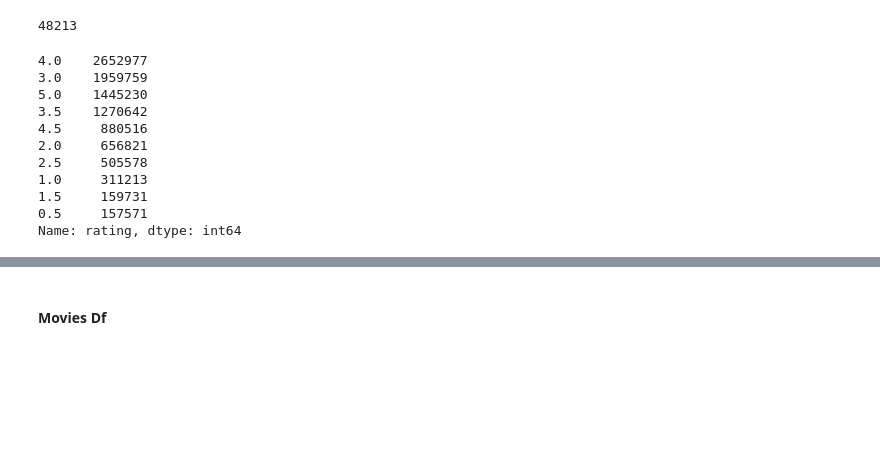
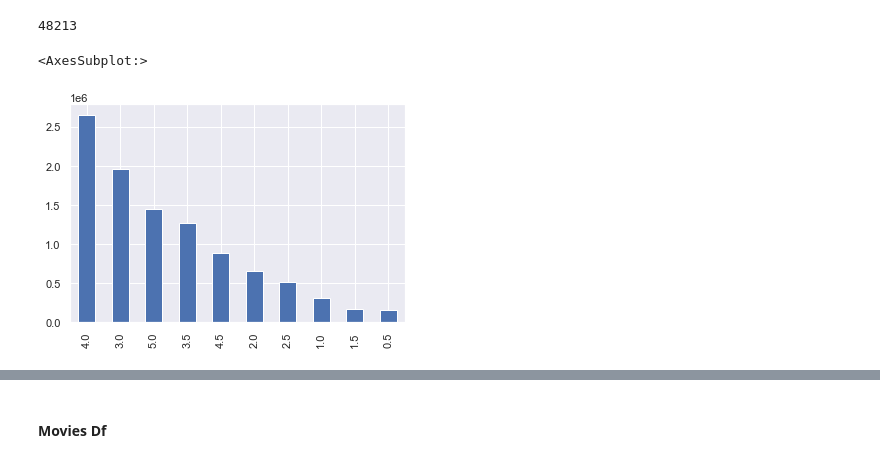
Before and after one commit to Keltings/Movie-Recommender-Engine, a Jupyter notebook: 2110ACDS-T1.ipynb, the cells around one changed output, grey strips where cells are left out. Saved outputs shown, nothing was run; the diff lists cells and outputs as text; code cells hidden in the pictures; blank space fills up the shorter version.

Commit message:
270422 Rating models and part of EDA

```diff
--- a/2110ACDS-T1.ipynb
+++ b/2110ACDS-T1.ipynb
@@ -187,7 +190,8 @@ The total memory for all the files uploaded totals to 776 MBs with our largest f
 As mentioned above, our data is large hence we need to reduce the file size. One way to do this is by changing the data type. We will do this using the function below.
 # %%
 #A00
-def reduce_memory_usage(df, verbose=True):
+def reduce_memory_usage(df1, verbose=True):
+    df = df1.copy(deep = True)
     numerics = ["int8", "int16", "int32", "int64", "float16", "float32", "float64"]
     start_mem = df.memory_usage().sum() / 1024 ** 2
     for col in df.columns:
@@ -298,16 +301,7 @@ len(train_df['movieId'].unique())
 # %% [output]
 48213
 # %%
-train_df['rating'].value_counts()
+train_df['rating'].value_counts().plot(kind = 'bar')
 # %% [output]
-4.0    2652977
-3.0    1959759
-5.0    1445230
-3.5    1270642
-4.5     880516
-2.0     656821
-2.5     505578
-1.0     311213
-1.5     159731
-0.5     157571
-Name: rating, dtype: int64
+<AxesSubplot:>
+[figure, added]
```
Also changed, not shown: parts of 12 cells of this notebook, 1 other file.
